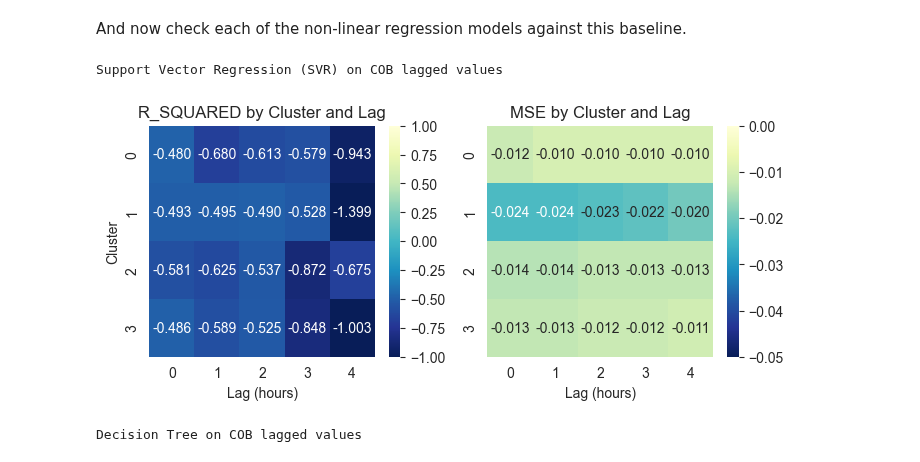
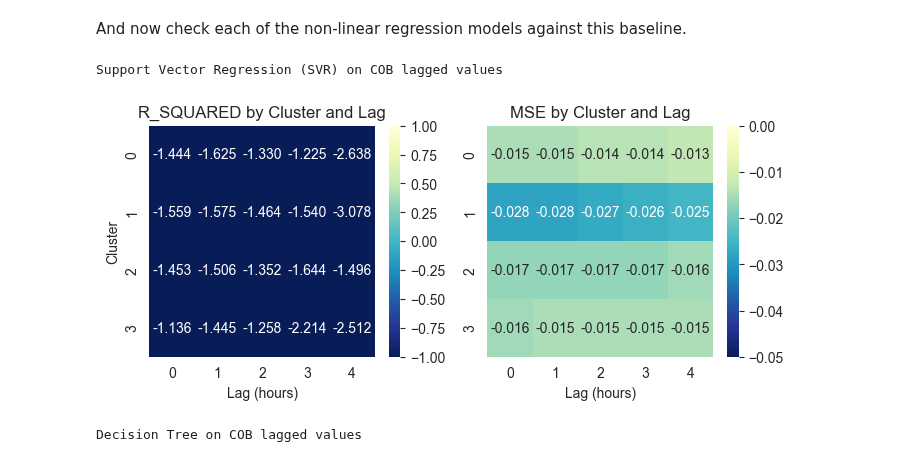
Before and after one commit to rdbrist/masters_project, a Jupyter notebook: notebooks/2.03b2-rd-analysis-of-lagged-cob-iob.ipynb, the cells around one changed output. Saved outputs shown, nothing was run; the diff lists cells and outputs as text; code cells hidden in the pictures.

```diff
--- a/notebooks/2.03b2-rd-analysis-of-lagged-cob-iob.ipynb
+++ b/notebooks/2.03b2-rd-analysis-of-lagged-cob-iob.ipynb
@@ -97,11 +97,12 @@ heatmap_metrics(ols_cob_only_cv)
 And now check each of the non-linear regression models against this baseline.
 # %%
 print('Support Vector Regression (SVR) on COB lagged values')
-svm_results = rel.apply_cv_regression(model='SVR', variables=['cob_lagged'])
+svm_kwargs = {'kernel': 'rbf', 'gamma': np.float64(1.0), 'epsilon': 0.5, 'C': np.float64(1000.0)}
+svm_results = rel.apply_cv_regression(model='SVR', variables=['cob_lagged'], n_splits=5, **svm_kwargs)
 svm_results = pd.DataFrame.from_records(svm_results)
-heatmap_metrics(svm_results)
+heatmap_metrics(svm_results, 'svm_cob_cv')
 # %% [output]
 Support Vector Regression (SVR) on COB lagged values
-[figure, old version]
+[figure, new version]
 # %%
 print('Decision Tree on COB lagged values')
```
Also changed, not shown: parts of 5 cells of this notebook, 13 other files.
